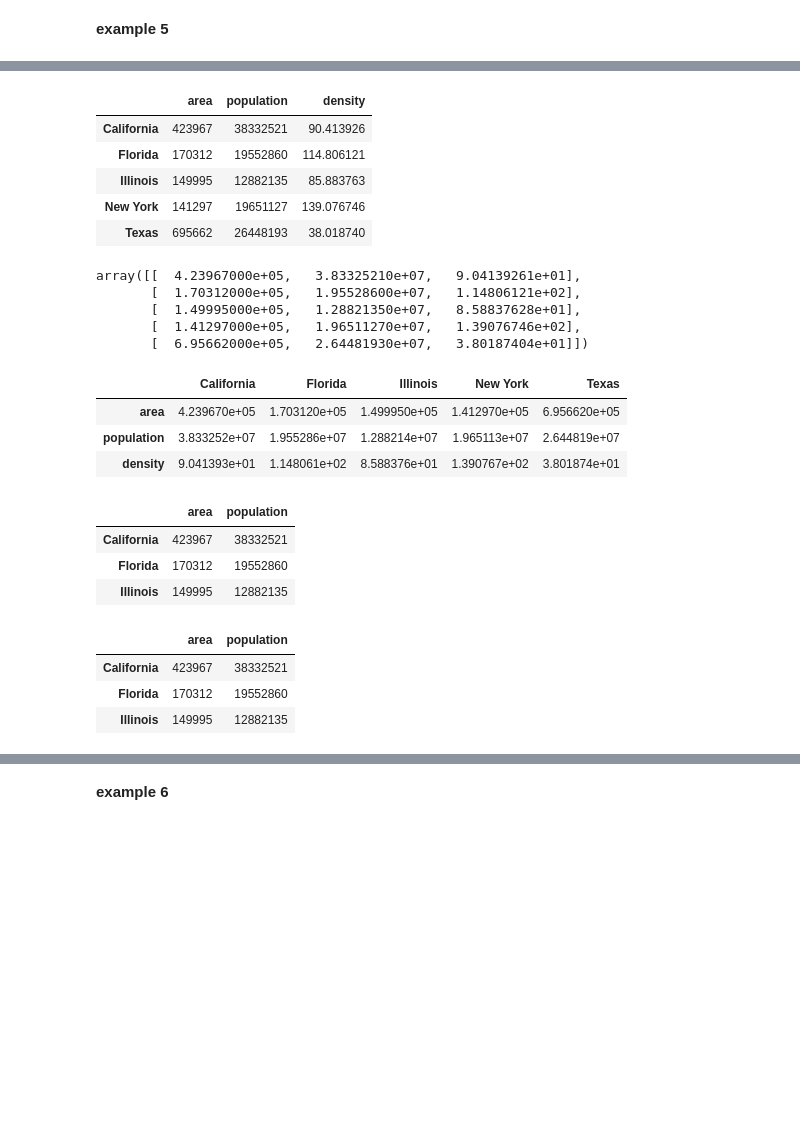
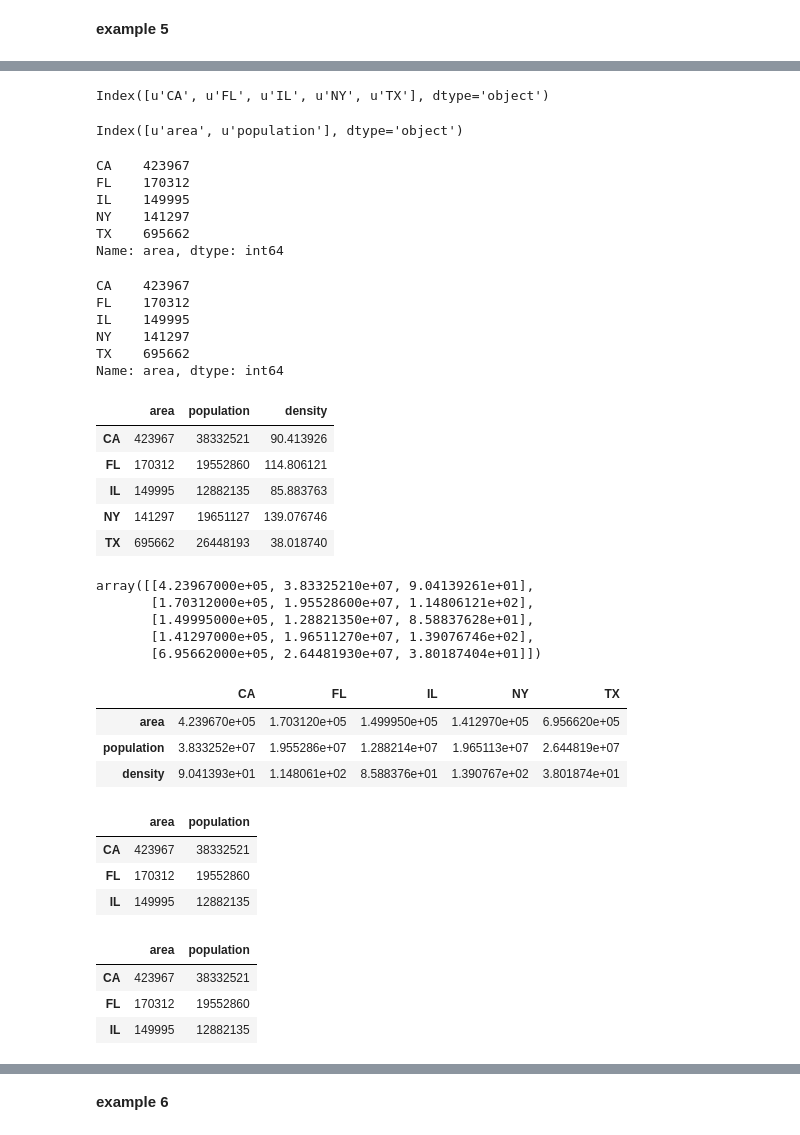
Before and after one commit to intelligent-environments-lab/SBC_course, a Jupyter notebook: 02_module.ipynb, the cells around one changed output, grey strips where cells are left out. Cells and saved outputs as stored; diff of their text form; code cells hidden in the pictures; blank space fills up the shorter version.

```diff
--- a/02_module.ipynb
+++ b/02_module.ipynb
@@ -228,3 +159,11 @@ data.iloc[1:3]
 dtype: object
 # %% [markdown]
 **example 5**
+# %%
+population_dict = {'CA': 38332521,
+                   'TX': 26448193,
+                   'NY': 19651127,
+                   'FL': 19552860,
+                   'IL': 12882135}
+population = pd.Series(population_dict)
+population
@@ -230,0 +188,5 @@ dtype: object
+# %%
+area_dict = {'CA': 423967, 'TX': 695662, 'NY': 141297,
+             'FL': 170312, 'IL': 149995}
+area = pd.Series(area_dict)
+area
@@ -230,0 +211,26 @@ dtype: object
+# %%
+states.index
+# %% [output]
+Index([u'CA', u'FL', u'IL', u'NY', u'TX'], dtype='object')
+# %%
+states.columns
+# %% [output]
+Index([u'area', u'population'], dtype='object')
+# %%
+states['area']
+# %% [output]
+CA    423967
+FL    170312
+IL    149995
+NY    141297
+TX    695662
+Name: area, dtype: int64
+# %%
+states.area
+# %% [output]
+CA    423967
+FL    170312
+IL    149995
+NY    141297
+TX    695662
+Name: area, dtype: int64
@@ -232,23 +240,23 @@ dtype: object
 states
 # %% [output]
 |  | area | population | density |
-| California | 423967 | 38332521 | 90.413926 |
-| Florida | 170312 | 19552860 | 114.806121 |
-| Illinois | 149995 | 12882135 | 85.883763 |
-| New York | 141297 | 19651127 | 139.076746 |
-| Texas | 695662 | 26448193 | 38.018740 |
+| CA | 423967 | 38332521 | 90.413926 |
+| FL | 170312 | 19552860 | 114.806121 |
+| IL | 149995 | 12882135 | 85.883763 |
+| NY | 141297 | 19651127 | 139.076746 |
+| TX | 695662 | 26448193 | 38.018740 |
 # %%
 states.values
 # %% [output]
-array([[  4.23967000e+05,   3.83325210e+07,   9.04139261e+01],
-       [  1.70312000e+05,   1.95528600e+07,   1.14806121e+02],
-       [  1.49995000e+05,   1.28821350e+07,   8.58837628e+01],
-       [  1.41297000e+05,   1.96511270e+07,   1.39076746e+02],
-       [  6.95662000e+05,   2.64481930e+07,   3.80187404e+01]])
+array([[4.23967000e+05, 3.83325210e+07, 9.04139261e+01],
+       [1.70312000e+05, 1.95528600e+07, 1.14806121e+02],
+       [1.49995000e+05, 1.28821350e+07, 8.58837628e+01],
+       [1.41297000e+05, 1.96511270e+07, 1.39076746e+02],
+       [6.95662000e+05, 2.64481930e+07, 3.80187404e+01]])
 # %%
 states.T
 # %% [output]
-|  | California | Florida | Illinois | New York | Texas |
+|  | CA | FL | IL | NY | TX |
 | area | 4.239670e+05 | 1.703120e+05 | 1.499950e+05 | 1.412970e+05 | 6.956620e+05 |
 | population | 3.833252e+07 | 1.955286e+07 | 1.288214e+07 | 1.965113e+07 | 2.644819e+07 |
 | density | 9.041393e+01 | 1.148061e+02 | 8.588376e+01 | 1.390767e+02 | 3.801874e+01 |
@@ -256,13 +264,13 @@ states.T
 states.iloc[:3, :2]
 # %% [output]
 |  | area | population |
-| California | 423967 | 38332521 |
-| Florida | 170312 | 19552860 |
-| Illinois | 149995 | 12882135 |
+| CA | 423967 | 38332521 |
+| FL | 170312 | 19552860 |
+| IL | 149995 | 12882135 |
 # %%
-states.loc[:'Illinois', :'population']
+states.loc[:'IL', :'population']
 # %% [output]
 |  | area | population |
-| California | 423967 | 38332521 |
-| Florida | 170312 | 19552860 |
-| Illinois | 149995 | 12882135 |
+| CA | 423967 | 38332521 |
+| FL | 170312 | 19552860 |
+| IL | 149995 | 12882135 |
```
Also changed, not shown: parts of 75 cells of this notebook.
